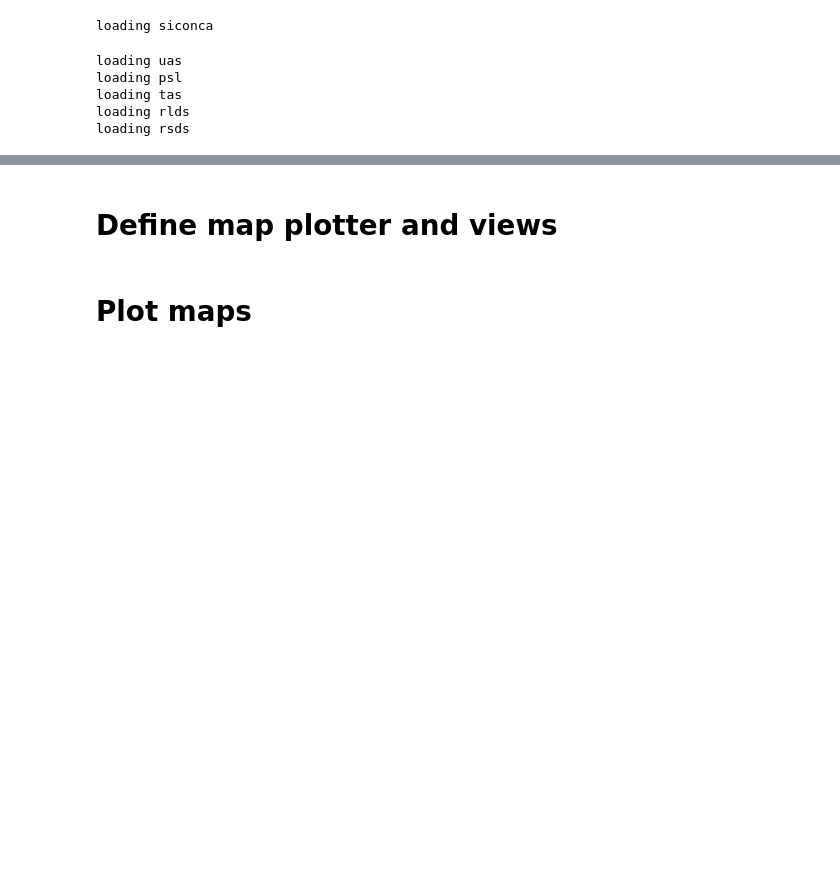
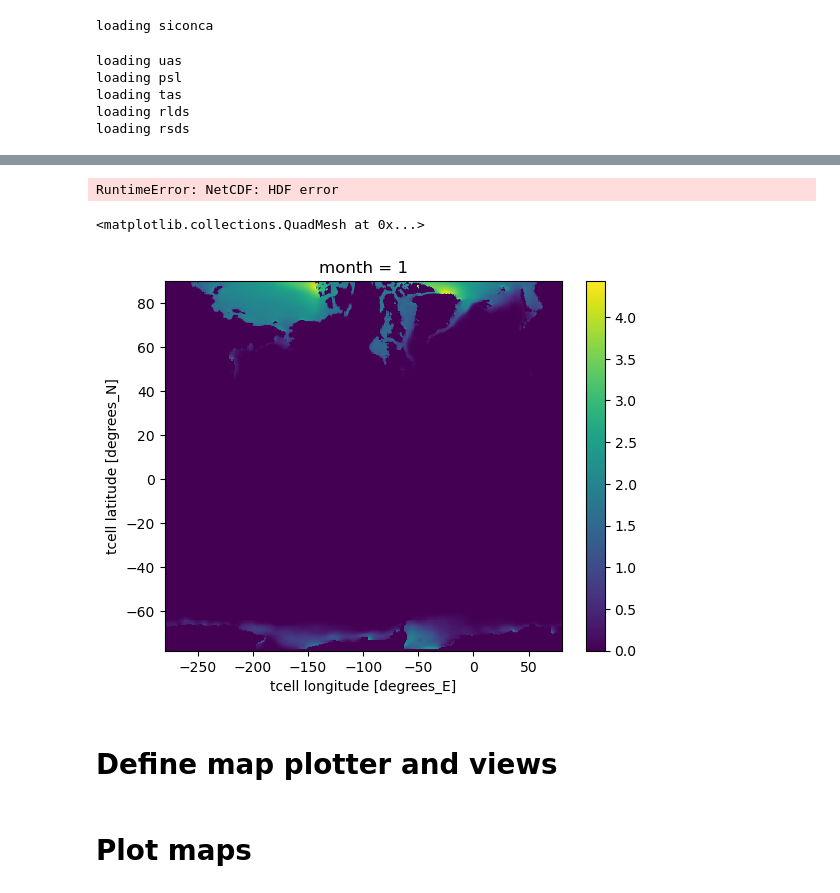
Before and after one commit to aekiss/ice_analysis, a Jupyter notebook: ice_maps.ipynb, the cells around one changed output, grey strips where cells are left out. Drawn from its saved outputs; the diff is of its cells as text; code cells hidden in the pictures; blank space fills up the shorter version.

```diff
--- a/ice_maps.ipynb
+++ b/ice_maps.ipynb
@@ -608,6 +634,38 @@ def G02202_obs_regridder(grid_in, grid_out, method='bilinear', **kwargs):
         return outds.rename({'x': 'xt_ocean', 'y': 'yt_ocean', 'lon': 'longitude', 'lat': 'latitude'})
 
     return outf
+# %%
+def giomas_regridder(grid_in, grid_out, method='bilinear', **kwargs):
+    '''Return a function that takes one dataarray argument on grid_in and returns that dataarray regridded onto grid_out.
+
+    grid_in -- path to a GIOMAS NetCDF grid file, e.g. '/g/data/v45/aek156/giomas/Global_seaice/heff.H1979.nc.gz'
+    grid_out -- path to a MOM grid file (tracer points are used)
+    '''
+    weightfn = '_'.join(['regrid', 'weights', 'giomas',
+                         'to', os.path.splitext(os.path.basename(grid_out))[0], method])+'.nc'
+    ds_in = xr.open_dataset(grid_in)\
+             .rename({'i': 'x', 'j': 'y',
+                     'lon_scaler': 'lon', 'lat_scaler': 'lat'})
+    try: # for /g/data/ik11/grids/ocean_grid_10.nc and /g/data/ik11/grids/ocean_grid_025.nc
+        ds_out = xr.open_dataset(grid_out).rename({'xt_ocean': 'x', 'yt_ocean': 'y', 'geolon_t': 'lon', 'geolat_t': 'lat'})
+    except ValueError: # for /g/data/ik11/grids/ocean_grid_01.nc - see https://github.com/COSIMA/access-om2/issues/236
+        ds_out = xr.open_dataset(grid_out).rename({'grid_x_T': 'x', 'grid_y_T': 'y', 'geolon_t': 'lon', 'geolat_t': 'lat'})
+        ds_out_fix = xr.open_dataset('/g/data/ik11/outputs/access-om2-01/01deg_jra55v140_iaf_cycle3/output488/ocean/ocean-3d-temp-1-daily-mean-ym_1958_01.nc')\
+                    .rename({'xt_ocean': 'x', 'yt_ocean': 'y'})
+        ds_out = ds_out.assign_coords({'x': ds_out_fix['x'], 'y': ds_out_fix['y']})
+
+    # make regridder
+# BUG: HDF error saving weights file - creates a corrupt file!
+    rg = xesmf.Regridder(ds_in, ds_out, method=method, reuse_weights=os.path.exists(weightfn), filename=weightfn, **kwargs)
+#     rg = xesmf.Regridder(ds_in, ds_out, method=method, **kwargs)
+
+    def outf(da): # define regridding function to output
+        outds = rg(da)
+        outds.coords['x'] = ds_out['x']
+        outds.coords['y'] = ds_out['y']
+        return outds.rename({'x': 'xt_ocean', 'y': 'yt_ocean', 'lon': 'longitude', 'lat': 'latitude'})
+
+    return outf
 # %%
 def JRA55_regridder(grid_in, grid_out, method='bilinear', **kwargs):
     '''Return a function that takes one dataarray argument on grid_in and returns that dataarray regridded onto grid_out.
@@ -693,6 +751,18 @@ obsregridders = {'NH':
                      '0.1°': regrid_SHobs_to_01
                  }
                 }
+# %%
+GIOMAS_file = '/g/data/v45/aek156/giomas/Global_seaice/heff.H1979.nc.gz'
+regrid_giomas_to_1 = giomas_regridder(GIOMAS_file, '/g/data/ik11/grids/ocean_grid_10.nc')
+# regrid_giomas_to_025 = giomas_regridder(GIOMAS_file, '/g/data/ik11/grids/ocean_grid_025.nc')
+# regrid_giomas_to_01 = giomas_regridder(GIOMAS_file, '/g/data/ik11/grids/ocean_grid_01.nc')
+# %% [output]
+RuntimeError: NetCDF: HDF error
+# %%
+regrid_giomas_to_1(GIOMAS_heff_mm.isel(month=0)).plot()
+# %% [output]
+<matplotlib.collections.QuadMesh at 0x...>
+[figure, added]
 # %%
 JRA55file = '/g/data/qv56/replicas/input4MIPs/CMIP6/OMIP/MRI/MRI-JRA55-do-1-4-0/seaIce/day/siconc/gn/v20190429/siconc_input4MIPs_atmosphericState_OMIP_MRI-JRA55-do-1-4-0_gn_19580101-19581231.nc'
 JRA_data['siconc_mm_regridded_to_NHobs'] = JRA55_to_G02202_obs_regridder(JRA55file, obsfile_NH)(JRA_data['siconc_mm'])/100.0  # convert from percent
```
Also changed, not shown: parts of 8 cells of this notebook.
